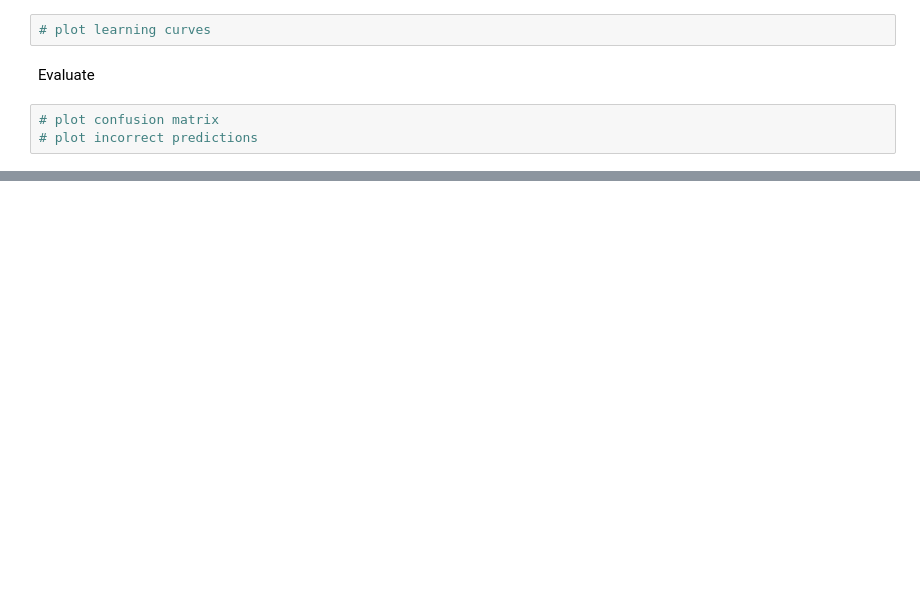
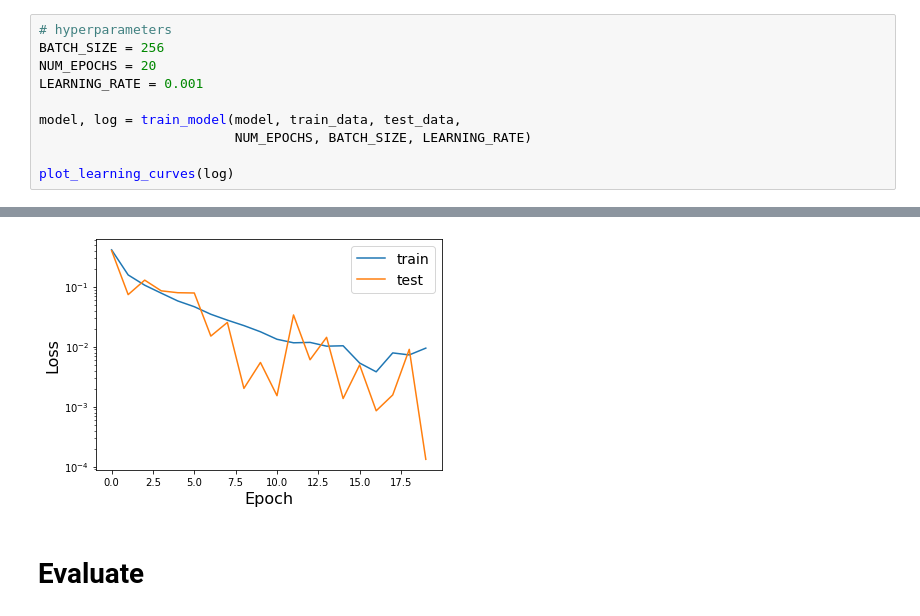
Before and after one commit to rsfwalters/NEU-OB-MLP, a Jupyter notebook: Digit_Classification_with_MNIST.ipynb, the cells around one changed output, grey strips where cells are left out. Saved outputs shown, nothing was run; the diff lists cells and outputs as text; blank space fills up the shorter version.

```diff
--- a/Digit_Classification_with_MNIST.ipynb
+++ b/Digit_Classification_with_MNIST.ipynb
@@ -97,7 +153,11 @@ Epoch 49/50: TRAIN LOSS=0.0000 | TEST LOSS=0.0000 | time=5.6 s
-# %%
-# plot learning curves
-# %% [markdown]
-Evaluate
-# %%
-# plot confusion matrix
-# plot incorrect predictions
+# %%
+# hyperparameters
+BATCH_SIZE = 256
+NUM_EPOCHS = 20
+LEARNING_RATE = 0.001
+
+model, log = train_model(model, train_data, test_data,
+                         NUM_EPOCHS, BATCH_SIZE, LEARNING_RATE)
+
+plot_learning_curves(log)
+# %% [output]
@@ -103,0 +184,3 @@ Evaluate
+[figure, added]
+# %% [markdown]
+# Evaluate
```
Also changed, not shown: parts of 22 cells of this notebook.
